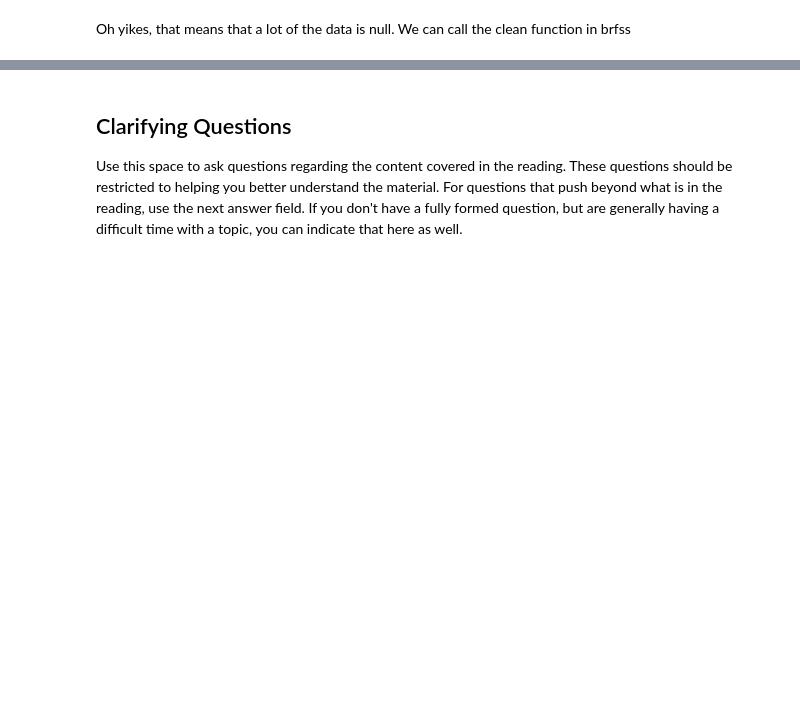
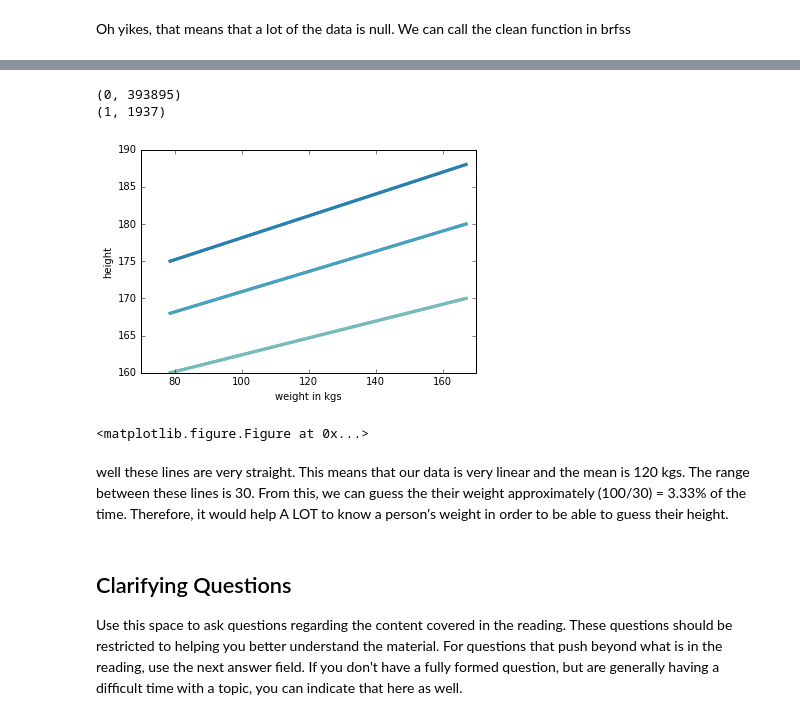
Before and after one commit to CaseyAlvarado/DataScience16, a Jupyter notebook: ThinkStats2/chap10ex.ipynb, the cells around one changed output, grey strips where cells are left out. Saved outputs shown, nothing was run; the diff lists cells and outputs as text; code cells hidden in the pictures; blank space fills up the shorter version.

```diff
--- a/ThinkStats2/chap10ex.ipynb
+++ b/ThinkStats2/chap10ex.ipynb
@@ -59,3 +99,29 @@ TypeError: cannot convert the series to <type 'float'>
+# %%
+bins = np.arange(5, 50, 5)
+indices = np.digitize(np.log(data.wtkg2), bins)
+groups = data.groupby(indices)
+# %%
+for i, group in groups:
+    print (i, len(group))
+
+    ages= [group.wtkg2.mean() for i, group in groups]
+    cdfs = [thinkstats2.Cdf(group.htm3) for i, group in groups]
+
+    for percent in [75, 50, 25]:
+        birthweights = [cdf.Percentile(percent) for cdf in cdfs]
+        label = '%dth' % percent
+
+        thinkplot.Plot(ages, birthweights);
+
+
+thinkplot.Show(xlabel = 'weight in kgs', ylabel = 'height')
+# %% [output]
+(0, 393895)
+(1, 1937)
+[figure, added]
+<matplotlib.figure.Figure at 0x...>
+# %% [markdown]
+well these lines are very straight. This means that our data is very linear and the mean is 120 kgs. The range between these lines is 30. From this, we can guess the their weight approximately (100/30) = 3.33% of the time. Therefore, it would help A LOT to know a person's weight in order to be able to guess their height.
 # %% [markdown]
 ## Clarifying Questions
 
```
Also changed, not shown: parts of 18 cells of this notebook, 2 other files.
